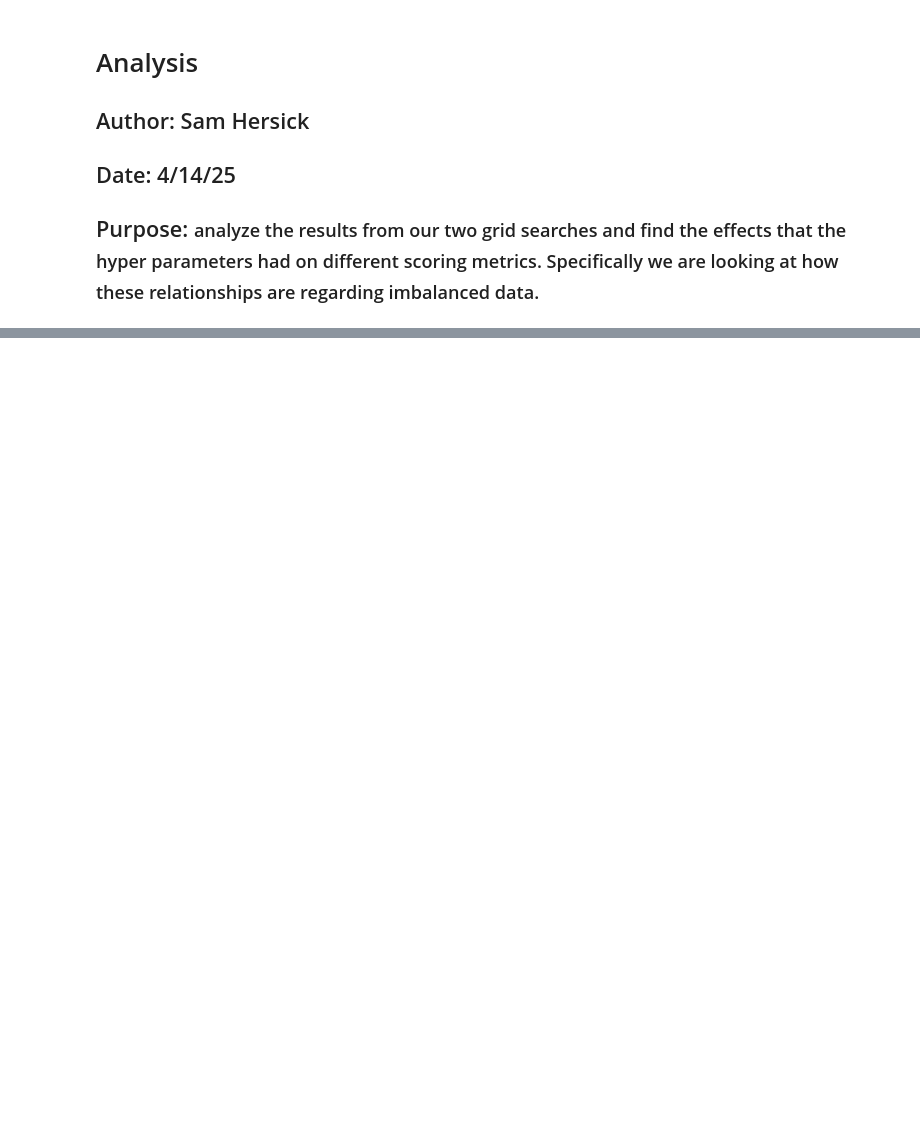
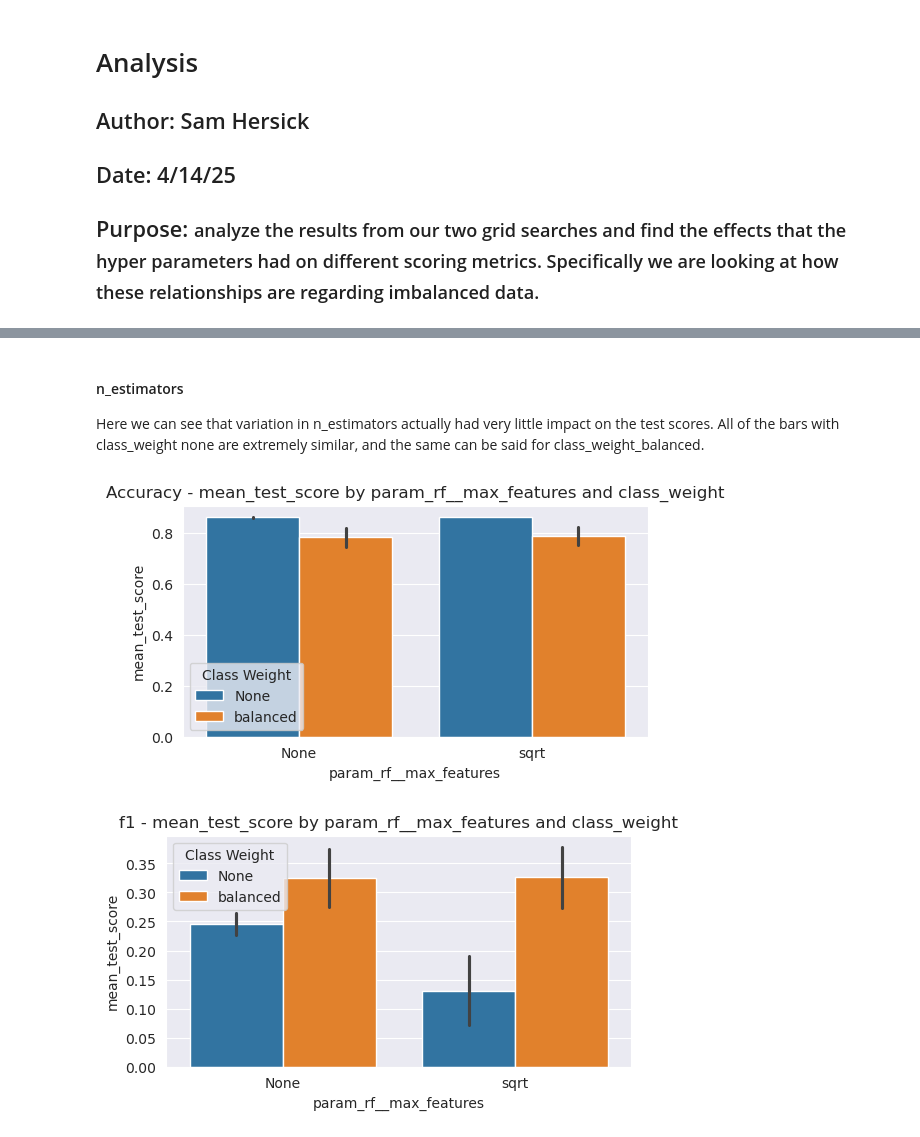
Before and after one commit to sghersick1/random_forest_hyperparameter_exploration, a Jupyter notebook: gs_analysis.ipynb, the cells around one changed output, grey strips where cells are left out. Cells and saved outputs as stored; diff of their text form; code cells hidden in the pictures; blank space fills up the shorter version.

```diff
--- a/gs_analysis.ipynb
+++ b/gs_analysis.ipynb
@@ -21,0 +90,9 @@ sns.barplot(data=df_acc, x='param_rf__class_weight', y='mean_test_score', hue="p
+# %% [markdown]
+#### n_estimators
+Here we can see that variation in n_estimators actually had very little impact on the test scores. All of the bars with class_weight none are extremely similar, and the same can be said for class_weight_balanced.
+# %%
+#bar plot for analyzing max_features on accuracy
+create_hyperparam_barplot(X='param_rf__max_features')
+# %% [output]
+[figure, added]
+[figure, added]
```
Also changed, not shown: parts of 11 cells of this notebook, 5 other files.
